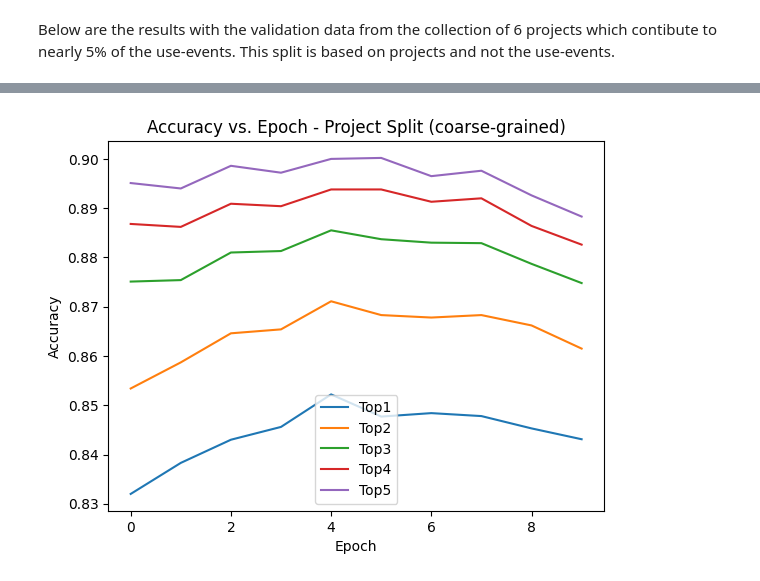
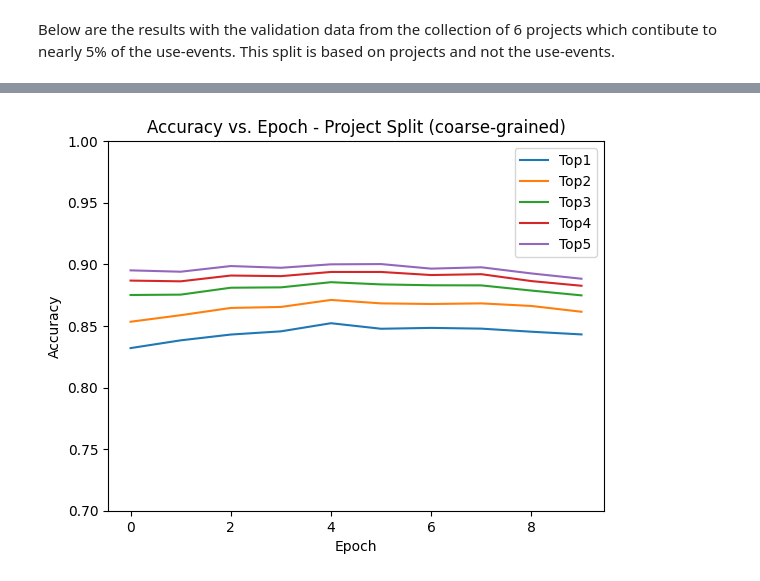
Before and after one commit to piyush-bajaj/DynamicPythonBenchmark, a Jupyter notebook: evaluation/Lexecutor Evaluation.ipynb, the cells around one changed output, grey strips where cells are left out. Cells and saved outputs as stored; diff of their text form; code cells hidden in the pictures.

```diff
--- a/evaluation/Lexecutor Evaluation.ipynb
+++ b/evaluation/Lexecutor Evaluation.ipynb
@@ -236,31 +251,34 @@ plt.show()
 import matplotlib.pyplot as plt
 import pandas as pd
 
 # Load data from CSV file
 data = pd.read_csv('validation_split_coarse1.csv')
 
 # Extract the column names and data
 columns = data.columns[1:]
 values = data.iloc[:, 1:]
 
 # Create a new figure and axis object
 fig, ax = plt.subplots()
 
 # Plot each line using a for loop
 for i in range(len(columns)):
     ax.plot(data['Epoch'], values.iloc[:, i], label=columns[i])
 
 # Set the x and y axis labels
 ax.set_xlabel('Epoch')
 ax.set_ylabel('Accuracy')
 
+# Set y-ticks
+ax.set_yticks([x / 100.0 for x in range(70, 101, 5)])
+
 # Set the graph title
 ax.set_title('Accuracy vs. Epoch - Project Split (coarse-grained)')
 
 # Show the legend
 ax.legend()
 
 # Show the graph
 plt.show()
 # %% [output]
-[figure, old version]
+[figure, new version]
```
Also changed, not shown: parts of 5 cells of this notebook.
